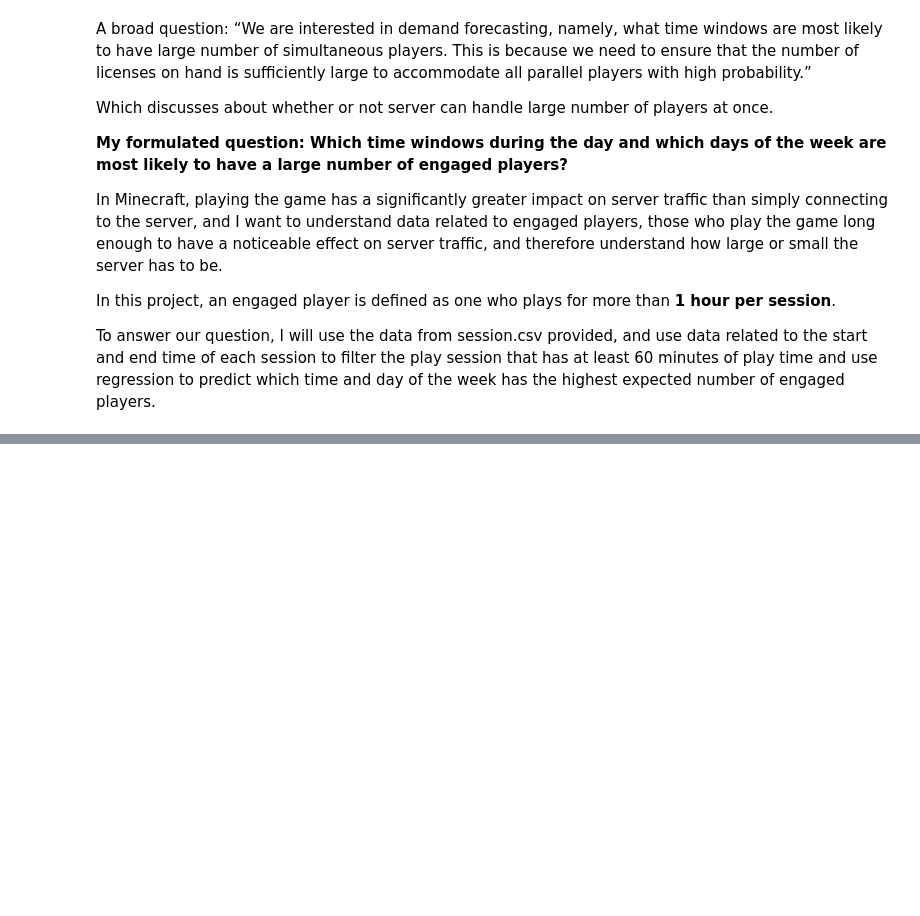
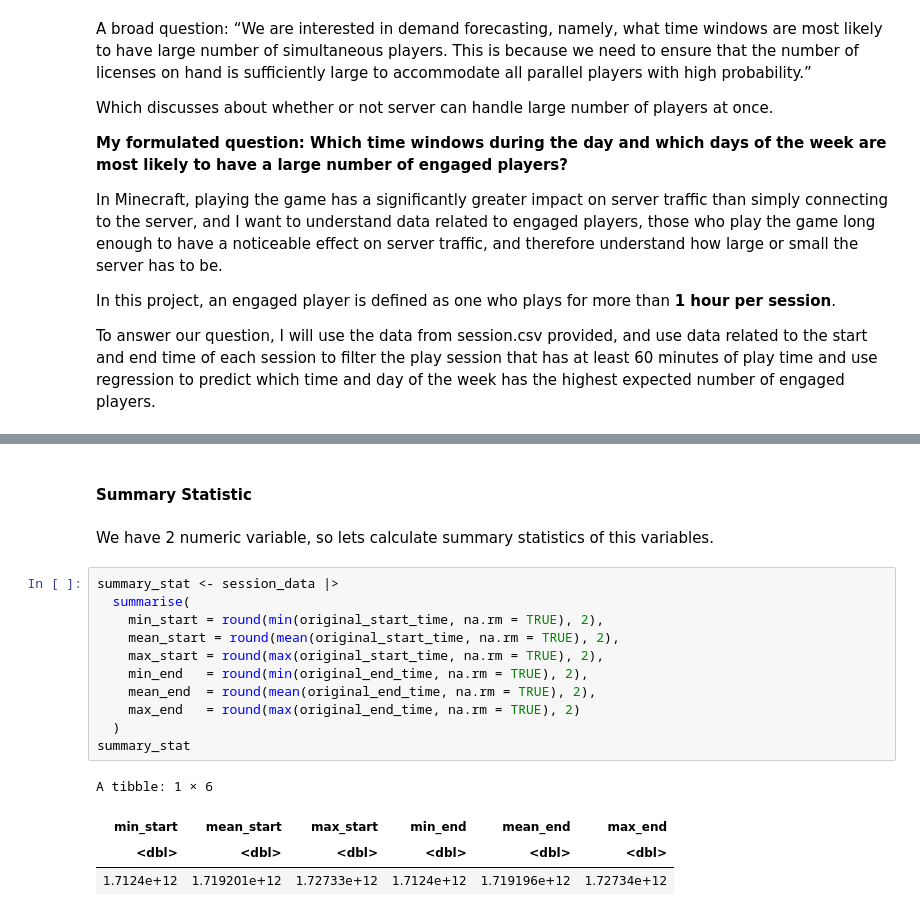
Before and after one commit to danchoi0320-ui/Individual-Planning-Report-DanChoi-group20, a Jupyter notebook: Individual Planning Report Dan Choi.ipynb, the cells around one changed output, grey strips where cells are left out. Drawn from its saved outputs; the diff is of its cells as text; blank space fills up the shorter version.

```diff
--- a/Individual Planning Report Dan Choi.ipynb
+++ b/Individual Planning Report Dan Choi.ipynb
@@ -16,0 +87,20 @@ To answer our question, I will use the data from session.csv provided, and use d
+# %% [markdown]
+#### Summary Statistic
+# %% [markdown]
+We have 2 numeric variable, so lets calculate summary statistics of this variables.
+# %%
+summary_stat <- session_data |>
+  summarise(
+    min_start = round(min(original_start_time, na.rm = TRUE), 2),
+    mean_start = round(mean(original_start_time, na.rm = TRUE), 2),
+    max_start = round(max(original_start_time, na.rm = TRUE), 2),
+    min_end   = round(min(original_end_time, na.rm = TRUE), 2),
+    mean_end  = round(mean(original_end_time, na.rm = TRUE), 2),
+    max_end   = round(max(original_end_time, na.rm = TRUE), 2)
+  )
+summary_stat
+# %% [output]
+A tibble: 1 × 6
+| min_start | mean_start | max_start | min_end | mean_end | max_end |
+| <dbl> | <dbl> | <dbl> | <dbl> | <dbl> | <dbl> |
+| 1.7124e+12 | 1.719201e+12 | 1.72733e+12 | 1.7124e+12 | 1.719196e+12 | 1.72734e+12 |
```
Also changed, not shown: parts of 5 cells of this notebook.
